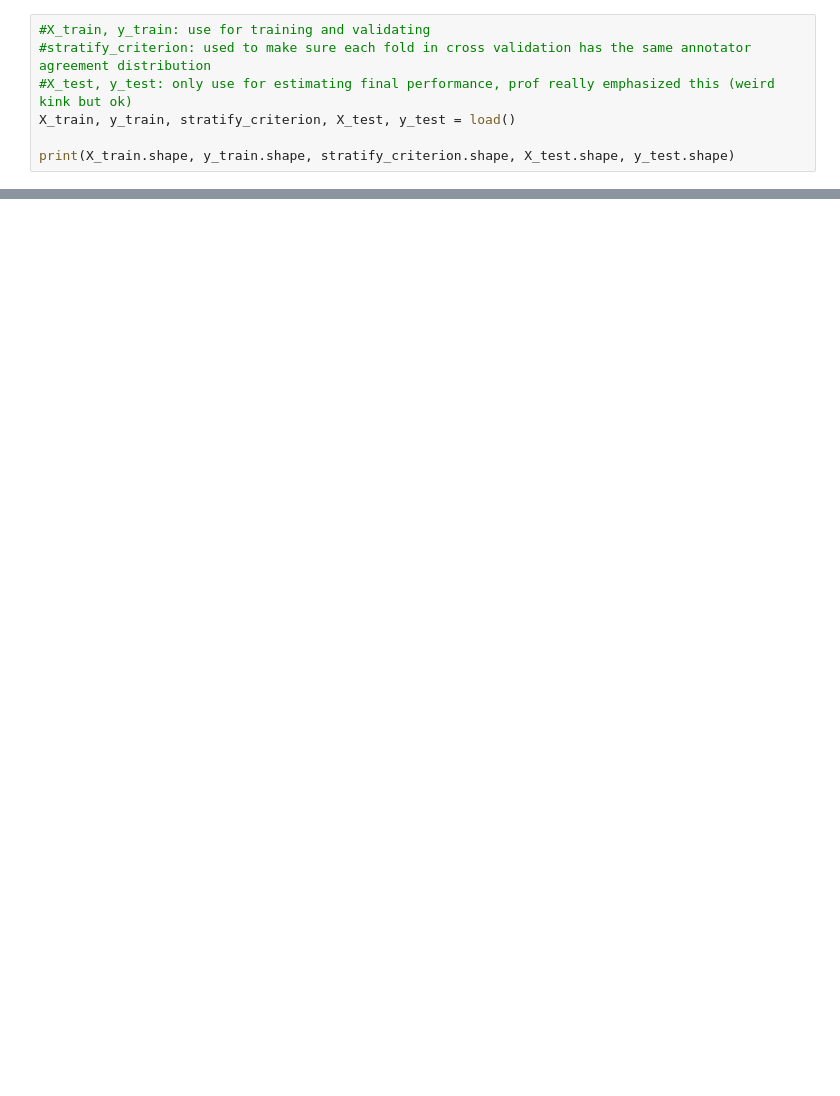
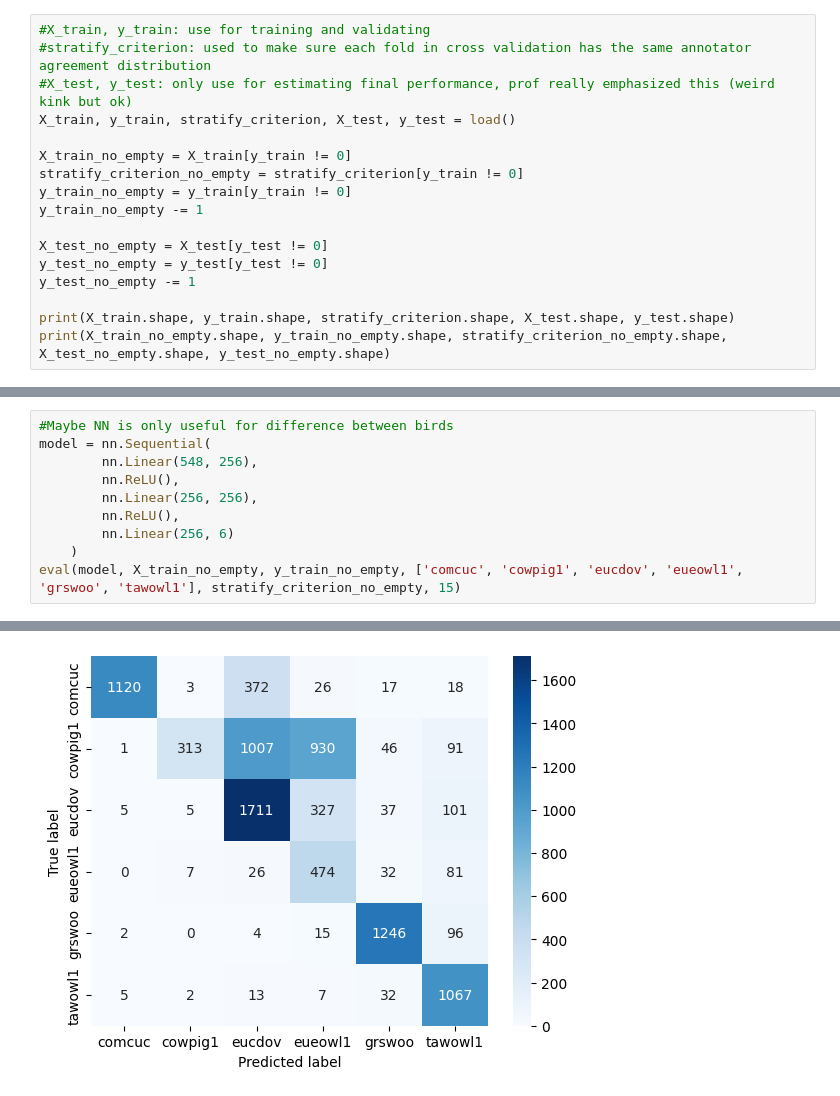
Before and after one commit to RedPill69/BirdTask, a Jupyter notebook: task02/nn.ipynb, the cells around one changed output, grey strips where cells are left out. Saved outputs shown, nothing was run; the diff lists cells and outputs as text; blank space fills up the shorter version.

Commit message:
Added nn without empty class

```diff
--- a/task02/nn.ipynb
+++ b/task02/nn.ipynb
@@ -12,6 +16,16 @@ from sklearn.preprocessing import StandardScaler
 #X_test, y_test: only use for estimating final performance, prof really emphasized this (weird kink but ok)
 X_train, y_train, stratify_criterion, X_test, y_test = load()
 
+X_train_no_empty = X_train[y_train != 0]
+stratify_criterion_no_empty = stratify_criterion[y_train != 0]
+y_train_no_empty = y_train[y_train != 0]
+y_train_no_empty -= 1
+
+X_test_no_empty = X_test[y_test != 0]
+y_test_no_empty = y_test[y_test != 0]
+y_test_no_empty -= 1
+
 print(X_train.shape, y_train.shape, stratify_criterion.shape, X_test.shape, y_test.shape)
+print(X_train_no_empty.shape, y_train_no_empty.shape, stratify_criterion_no_empty.shape, X_test_no_empty.shape, y_test_no_empty.shape)
 # %% [output]
 (96000, 548) (96000,) (96000,) (24000, 548) (24000,)
@@ -111,0 +176,11 @@ Test Error:
+# %%
+#Maybe NN is only useful for difference between birds
+model = nn.Sequential(
+        nn.Linear(548, 256),
+        nn.ReLU(),
+        nn.Linear(256, 256),
+        nn.ReLU(),
+        nn.Linear(256, 6)
+    )
+eval(model, X_train_no_empty, y_train_no_empty, ['comcuc', 'cowpig1', 'eucdov', 'eueowl1', 'grswoo', 'tawowl1'], stratify_criterion_no_empty, 15)
+# %% [output]
@@ -111,0 +204 @@ Test Error:
+[figure, added]
```
Also changed, not shown: parts of 5 cells of this notebook.
